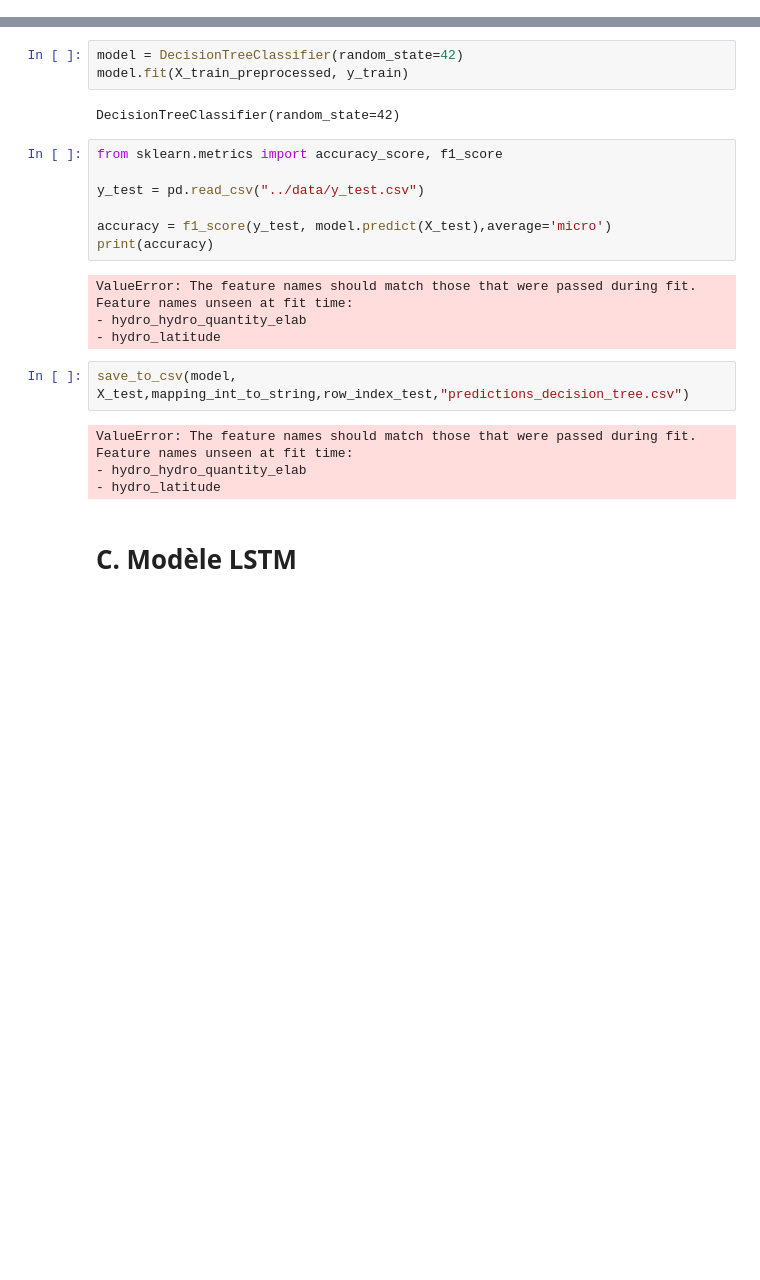
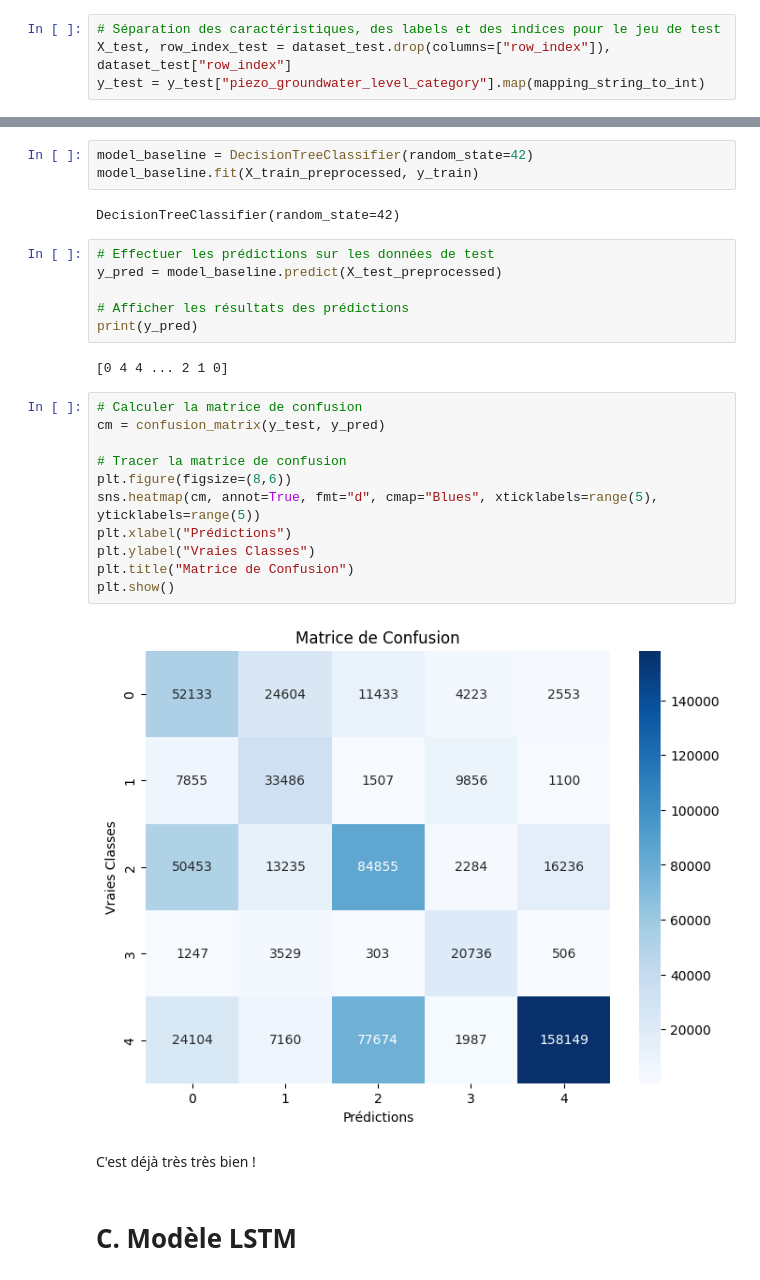
Before and after one commit to alizeemesnard/prediction_water_level, a Jupyter notebook: training.ipynb, the cells around one changed output, grey strips where cells are left out. Drawn from its saved outputs; the diff is of its cells as text; blank space fills up the shorter version.

```diff
--- a/training.ipynb
+++ b/training.ipynb
@@ -68 +65,5 @@ Données prétraitées :
+# %%
+# Séparation des caractéristiques, des labels et des indices pour le jeu de test
+X_test, row_index_test = dataset_test.drop(columns=["row_index"]), dataset_test["row_index"]
+y_test = y_test["piezo_groundwater_level_category"].map(mapping_string_to_int)
 # %%
@@ -157,28 +152,32 @@ print(len(y_train))
 2830316
 2830316
 # %%
-model = DecisionTreeClassifier(random_state=42)
-model.fit(X_train_preprocessed, y_train)
+model_baseline = DecisionTreeClassifier(random_state=42)
+model_baseline.fit(X_train_preprocessed, y_train)
 # %% [output]
 DecisionTreeClassifier(random_state=42)
-# %%
-from sklearn.metrics import accuracy_score, f1_score
-
-y_test = pd.read_csv("../data/y_test.csv")
-
-accuracy = f1_score(y_test, model.predict(X_test),average='micro')
-print(accuracy)
-# %% [output]
-ValueError: The feature names should match those that were passed during fit.
-Feature names unseen at fit time:
-- hydro_hydro_quantity_elab
-- hydro_latitude
-# %%
-save_to_csv(model, X_test,mapping_int_to_string,row_index_test,"predictions_decision_tree.csv")
-# %% [output]
-ValueError: The feature names should match those that were passed during fit.
-Feature names unseen at fit time:
-- hydro_hydro_quantity_elab
-- hydro_latitude
+# %%
+# Effectuer les prédictions sur les données de test
+y_pred = model_baseline.predict(X_test_preprocessed)
+
+# Afficher les résultats des prédictions
+print(y_pred)
+# %% [output]
+[0 4 4 ... 2 1 0]
+# %%
+# Calculer la matrice de confusion
+cm = confusion_matrix(y_test, y_pred)
+
+# Tracer la matrice de confusion
+plt.figure(figsize=(8,6))
+sns.heatmap(cm, annot=True, fmt="d", cmap="Blues", xticklabels=range(5), yticklabels=range(5))
+plt.xlabel("Prédictions")
+plt.ylabel("Vraies Classes")
+plt.title("Matrice de Confusion")
+plt.show()
+# %% [output]
+[figure, added]
+# %% [markdown]
+C'est déjà très très bien !
 # %% [markdown]
 # **C. Modèle LSTM**
```
Also changed, not shown: parts of 34 cells of this notebook, 3 other files.
